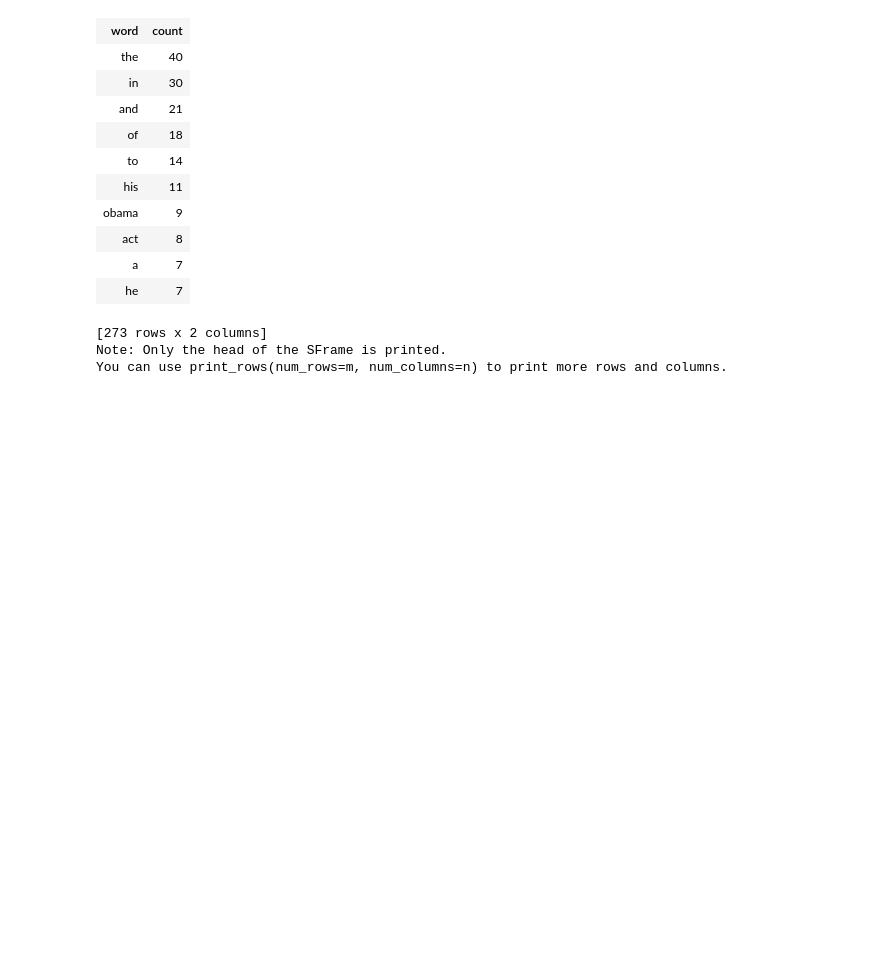
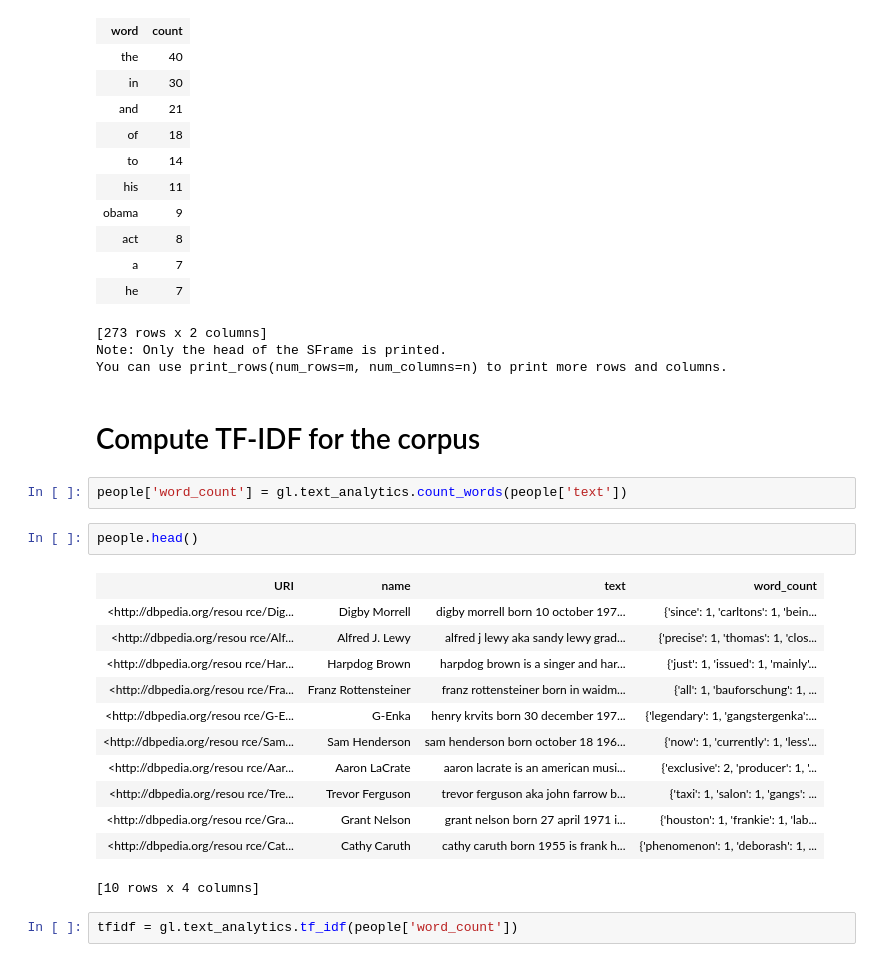
Before and after one commit to ledrui/Document-Retrieval, a Jupyter notebook: Document Retrieval_1.ipynb, the cells around one changed output. Saved outputs shown, nothing was run; the diff lists cells and outputs as text; blank space fills up the shorter version.

Commit message:
Comput TF-IDF

```diff
--- a/Document Retrieval_1.ipynb
+++ b/Document Retrieval_1.ipynb
@@ -87,3 +87,24 @@ obama_word_count_table.sort('count',ascending=False)
 [273 rows x 2 columns]
 Note: Only the head of the SFrame is printed.
 You can use print_rows(num_rows=m, num_columns=n) to print more rows and columns.
+# %% [markdown]
+# Compute TF-IDF for the corpus
+# %%
+people['word_count'] = gl.text_analytics.count_words(people['text'])
+# %%
+people.head()
+# %% [output]
+| URI | name | text | word_count |
+| <http://dbpedia.org/resou rce/Dig... | Digby Morrell | digby morrell born 10 october 197... | {'since': 1, 'carltons': 1, 'bein... |
+| <http://dbpedia.org/resou rce/Alf... | Alfred J. Lewy | alfred j lewy aka sandy lewy grad... | {'precise': 1, 'thomas': 1, 'clos... |
+| <http://dbpedia.org/resou rce/Har... | Harpdog Brown | harpdog brown is a singer and har... | {'just': 1, 'issued': 1, 'mainly'... |
+| <http://dbpedia.org/resou rce/Fra... | Franz Rottensteiner | franz rottensteiner born in waidm... | {'all': 1, 'bauforschung': 1, ... |
+| <http://dbpedia.org/resou rce/G-E... | G-Enka | henry krvits born 30 december 197... | {'legendary': 1, 'gangstergenka':... |
+| <http://dbpedia.org/resou rce/Sam... | Sam Henderson | sam henderson born october 18 196... | {'now': 1, 'currently': 1, 'less'... |
+| <http://dbpedia.org/resou rce/Aar... | Aaron LaCrate | aaron lacrate is an american musi... | {'exclusive': 2, 'producer': 1, '... |
+| <http://dbpedia.org/resou rce/Tre... | Trevor Ferguson | trevor ferguson aka john farrow b... | {'taxi': 1, 'salon': 1, 'gangs': ... |
+| <http://dbpedia.org/resou rce/Gra... | Grant Nelson | grant nelson born 27 april 1971 i... | {'houston': 1, 'frankie': 1, 'lab... |
+| <http://dbpedia.org/resou rce/Cat... | Cathy Caruth | cathy caruth born 1955 is frank h... | {'phenomenon': 1, 'deborash': 1, ... |
+[10 rows x 4 columns]
+# %%
+tfidf = gl.text_analytics.tf_idf(people['word_count'])
```
Also changed, not shown: parts of 6 cells of this notebook.
